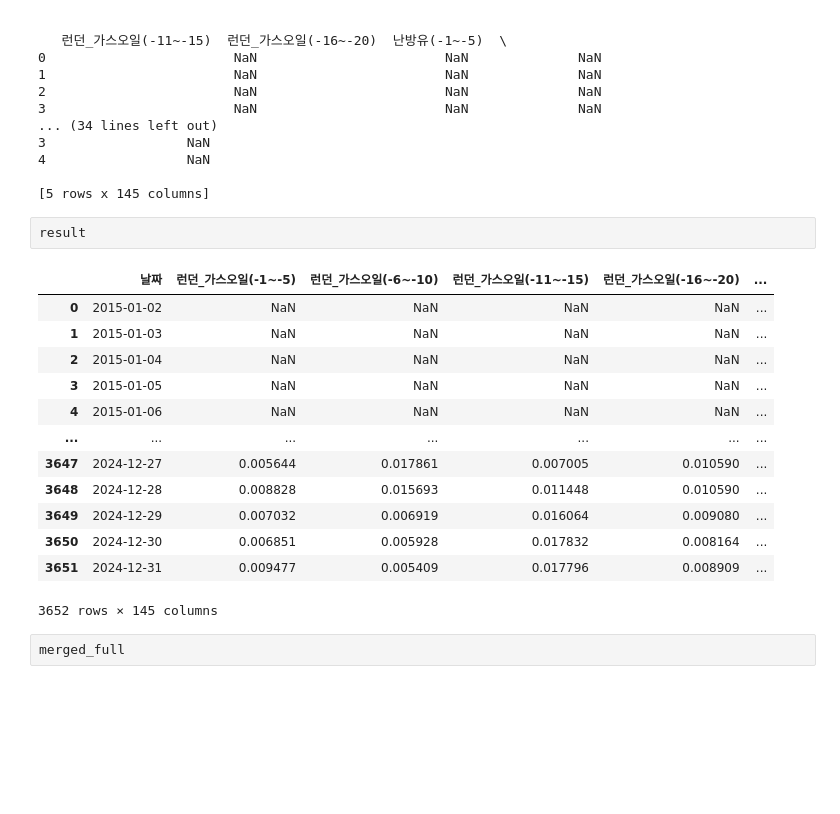
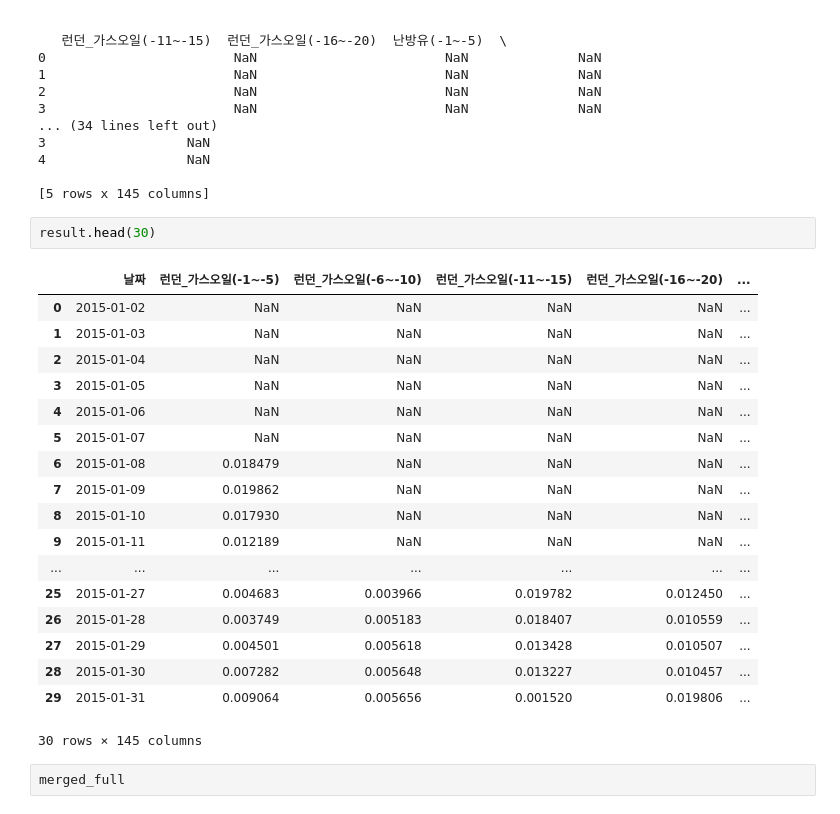
Before and after one commit to UbionProject1-IPO/Project1-2, a Jupyter notebook: notebook/plus_data.ipynb, the cells around one changed output. Saved outputs shown, nothing was run; the diff lists cells and outputs as text; blank space fills up the shorter version.

```diff
--- a/notebook/plus_data.ipynb
+++ b/notebook/plus_data.ipynb
@@ -706,21 +706,26 @@ print(result.head())
 
 [5 rows x 145 columns]
 # %%
-result
+result.head(30)
 # %% [output]
 |  | 날짜 | 런던_가스오일(-1~-5) | 런던_가스오일(-6~-10) | 런던_가스오일(-11~-15) | 런던_가스오일(-16~-20) | ... |
 | 0 | 2015-01-02 | NaN | NaN | NaN | NaN | ... |
 | 1 | 2015-01-03 | NaN | NaN | NaN | NaN | ... |
 | 2 | 2015-01-04 | NaN | NaN | NaN | NaN | ... |
 | 3 | 2015-01-05 | NaN | NaN | NaN | NaN | ... |
 | 4 | 2015-01-06 | NaN | NaN | NaN | NaN | ... |
+| 5 | 2015-01-07 | NaN | NaN | NaN | NaN | ... |
+| 6 | 2015-01-08 | 0.018479 | NaN | NaN | NaN | ... |
+| 7 | 2015-01-09 | 0.019862 | NaN | NaN | NaN | ... |
+| 8 | 2015-01-10 | 0.017930 | NaN | NaN | NaN | ... |
+| 9 | 2015-01-11 | 0.012189 | NaN | NaN | NaN | ... |
 | ... | ... | ... | ... | ... | ... | ... |
-| 3647 | 2024-12-27 | 0.005644 | 0.017861 | 0.007005 | 0.010590 | ... |
-| 3648 | 2024-12-28 | 0.008828 | 0.015693 | 0.011448 | 0.010590 | ... |
-| 3649 | 2024-12-29 | 0.007032 | 0.006919 | 0.016064 | 0.009080 | ... |
-| 3650 | 2024-12-30 | 0.006851 | 0.005928 | 0.017832 | 0.008164 | ... |
-| 3651 | 2024-12-31 | 0.009477 | 0.005409 | 0.017796 | 0.008909 | ... |
+| 25 | 2015-01-27 | 0.004683 | 0.003966 | 0.019782 | 0.012450 | ... |
+| 26 | 2015-01-28 | 0.003749 | 0.005183 | 0.018407 | 0.010559 | ... |
+| 27 | 2015-01-29 | 0.004501 | 0.005618 | 0.013428 | 0.010507 | ... |
+| 28 | 2015-01-30 | 0.007282 | 0.005648 | 0.013227 | 0.010457 | ... |
+| 29 | 2015-01-31 | 0.009064 | 0.005656 | 0.001520 | 0.019806 | ... |
-3652 rows × 145 columns
+30 rows × 145 columns
 # %%
 merged_full
 # %% [output]
```
Also changed, not shown: parts of 6 cells of this notebook.
